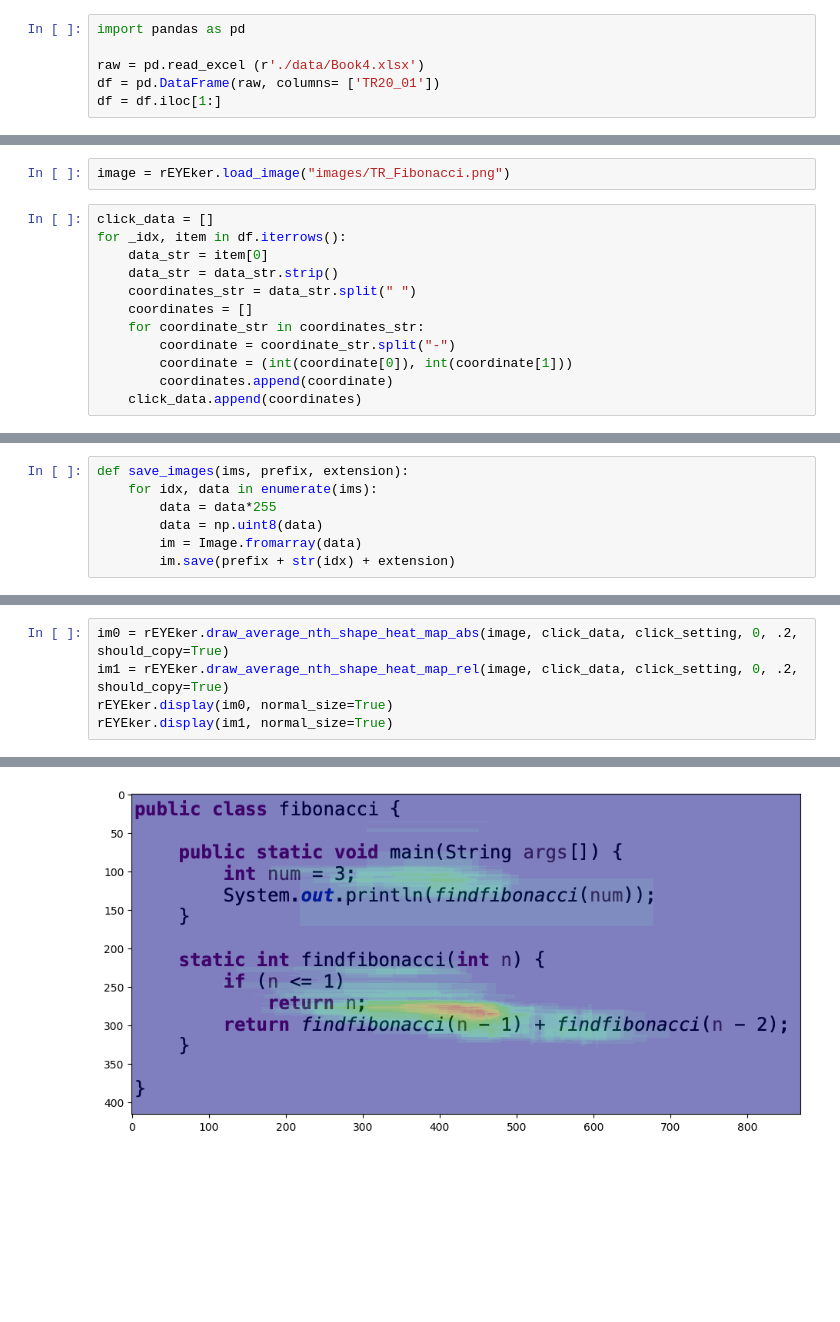
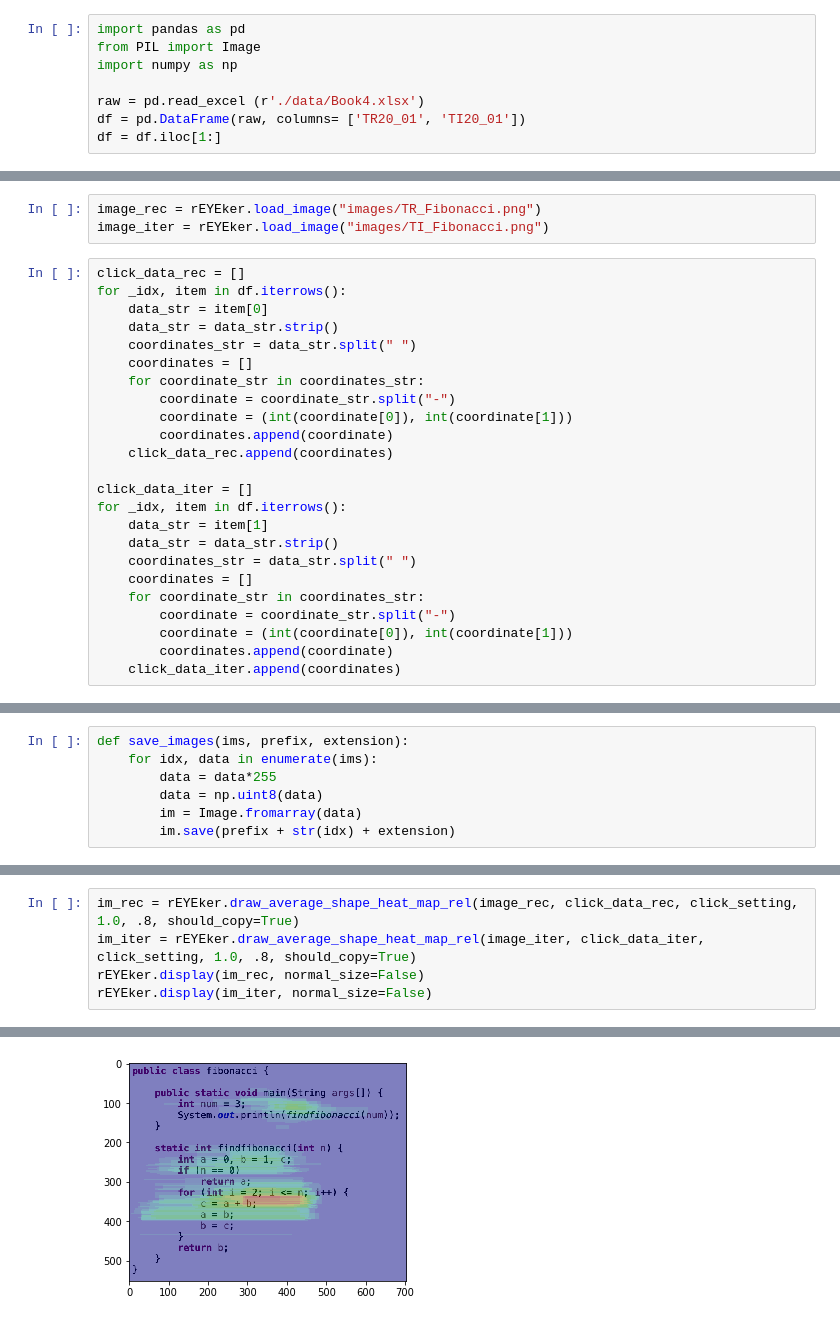
Before and after one commit to brains-on-code/REyeker, a Jupyter notebook: REyeker-DataAnalyses-Python/Example_with_excel.ipynb, the cells around one changed output, grey strips where cells are left out. Cells and saved outputs as stored; diff of their text form; blank space fills up the shorter version.

Commit message:
changed data use, iter vs rec

```diff
--- a/REyeker-DataAnalyses-Python/Example_with_excel.ipynb
+++ b/REyeker-DataAnalyses-Python/Example_with_excel.ipynb
@@ -1,17 +1,20 @@
 # %%
 import pandas as pd
+from PIL import Image
+import numpy as np
 
 raw = pd.read_excel (r'./data/Book4.xlsx')
-df = pd.DataFrame(raw, columns= ['TR20_01'])
+df = pd.DataFrame(raw, columns= ['TR20_01', 'TI20_01'])
 df = df.iloc[1:]
 # %%
 import modules.rEYEkerAnalysis as rEYEker
 
 (_data, _times, click_setting) = rEYEker.load_data_from_json("data/example.json")
 # %%
-image = rEYEker.load_image("images/TR_Fibonacci.png")
+image_rec = rEYEker.load_image("images/TR_Fibonacci.png")
+image_iter = rEYEker.load_image("images/TI_Fibonacci.png")
 # %%
-click_data = []
+click_data_rec = []
 for _idx, item in df.iterrows():
     data_str = item[0]
     data_str = data_str.strip()
@@ -21,4 +24,16 @@ for _idx, item in df.iterrows():
         coordinate = coordinate_str.split("-")
         coordinate = (int(coordinate[0]), int(coordinate[1]))
         coordinates.append(coordinate)
-    click_data.append(coordinates)
+    click_data_rec.append(coordinates)
+
+click_data_iter = []
+for _idx, item in df.iterrows():
+    data_str = item[1]
+    data_str = data_str.strip()
+    coordinates_str = data_str.split(" ")
+    coordinates = []
+    for coordinate_str in coordinates_str:
+        coordinate = coordinate_str.split("-")
+        coordinate = (int(coordinate[0]), int(coordinate[1]))
+        coordinates.append(coordinate)
+    click_data_iter.append(coordinates)
@@ -62,6 +60,6 @@ tuple
 # %%
-im0 = rEYEker.draw_average_nth_shape_heat_map_abs(image, click_data, click_setting, 0, .2, should_copy=True)
-im1 = rEYEker.draw_average_nth_shape_heat_map_rel(image, click_data, click_setting, 0, .2, should_copy=True)
-rEYEker.display(im0, normal_size=True)
-rEYEker.display(im1, normal_size=True)
+im_rec = rEYEker.draw_average_shape_heat_map_rel(image_rec, click_data_rec, click_setting, 1.0, .8, should_copy=True)
+im_iter = rEYEker.draw_average_shape_heat_map_rel(image_iter, click_data_iter, click_setting, 1.0, .8, should_copy=True)
+rEYEker.display(im_rec, normal_size=False)
+rEYEker.display(im_iter, normal_size=False)
 # %% [output]
@@ -69 +67 @@ rEYEker.display(im1, normal_size=True)
-[figure, old version]
+[figure, new version]
```
Also changed, not shown: parts of 12 cells of this notebook, 6 other files.
